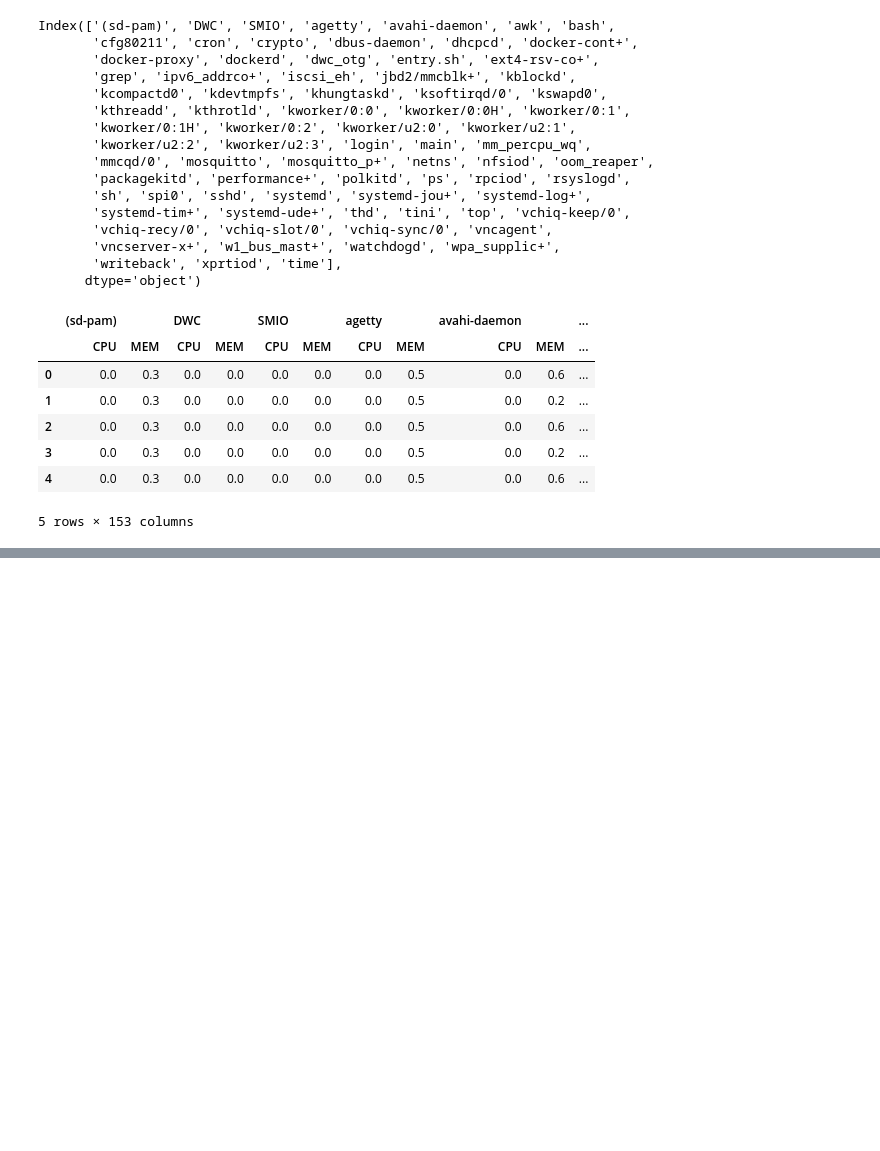
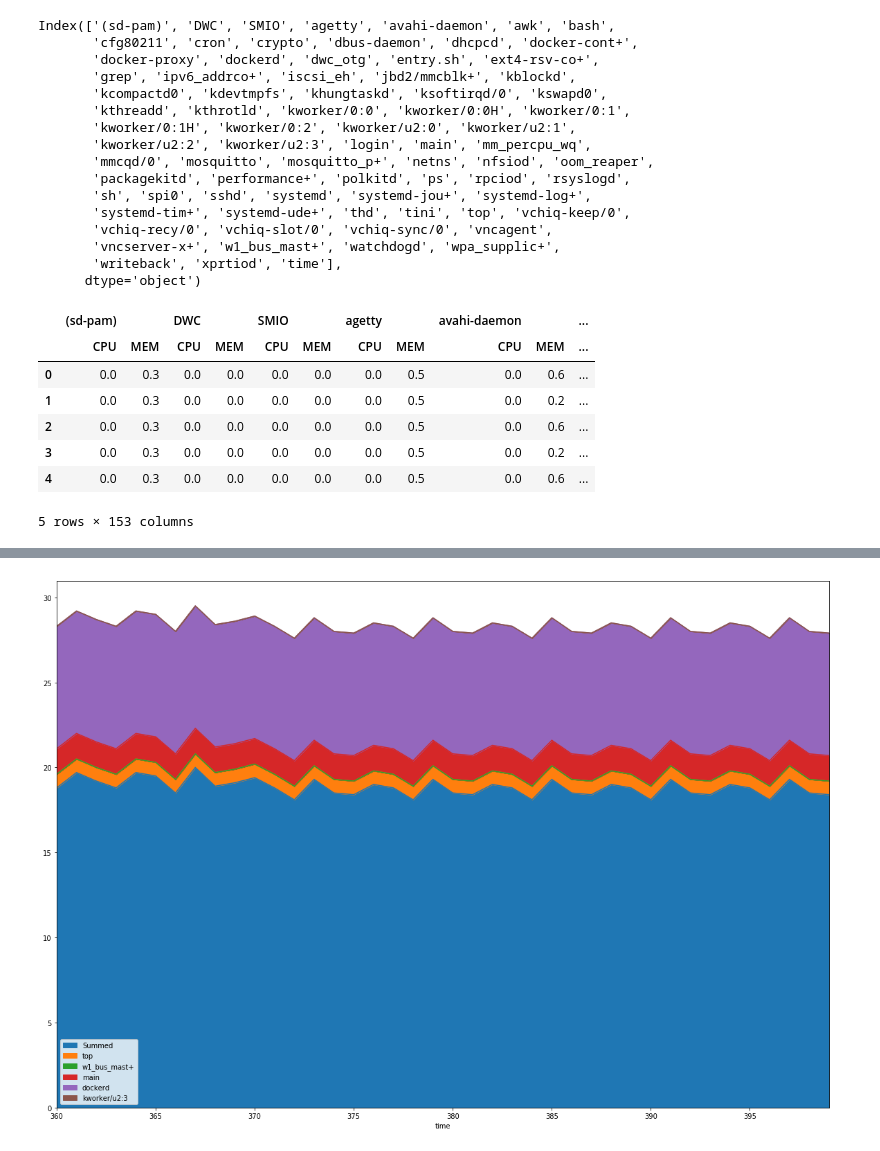
Before and after one commit to ThibaultHuyet/data_parsing, a Jupyter notebook: Notebooks/updated_api.ipynb, the cells around one changed output, grey strips where cells are left out. Cells and saved outputs as stored; diff of their text form; code cells hidden in the pictures; blank space fills up the shorter version.

```diff
--- a/Notebooks/updated_api.ipynb
+++ b/Notebooks/updated_api.ipynb
@@ -82,0 +71,5 @@ save_as_csv(mem_csv, mem)
+# %%
+stackplot(mem, ['top', 'w1_bus_mast+', 'main', 'dockerd', 'kworker/u2:3'])
+plt.show()
+# %% [output]
+[figure, added]
```
Also changed, not shown: parts of 8 cells of this notebook, 3 other files.
